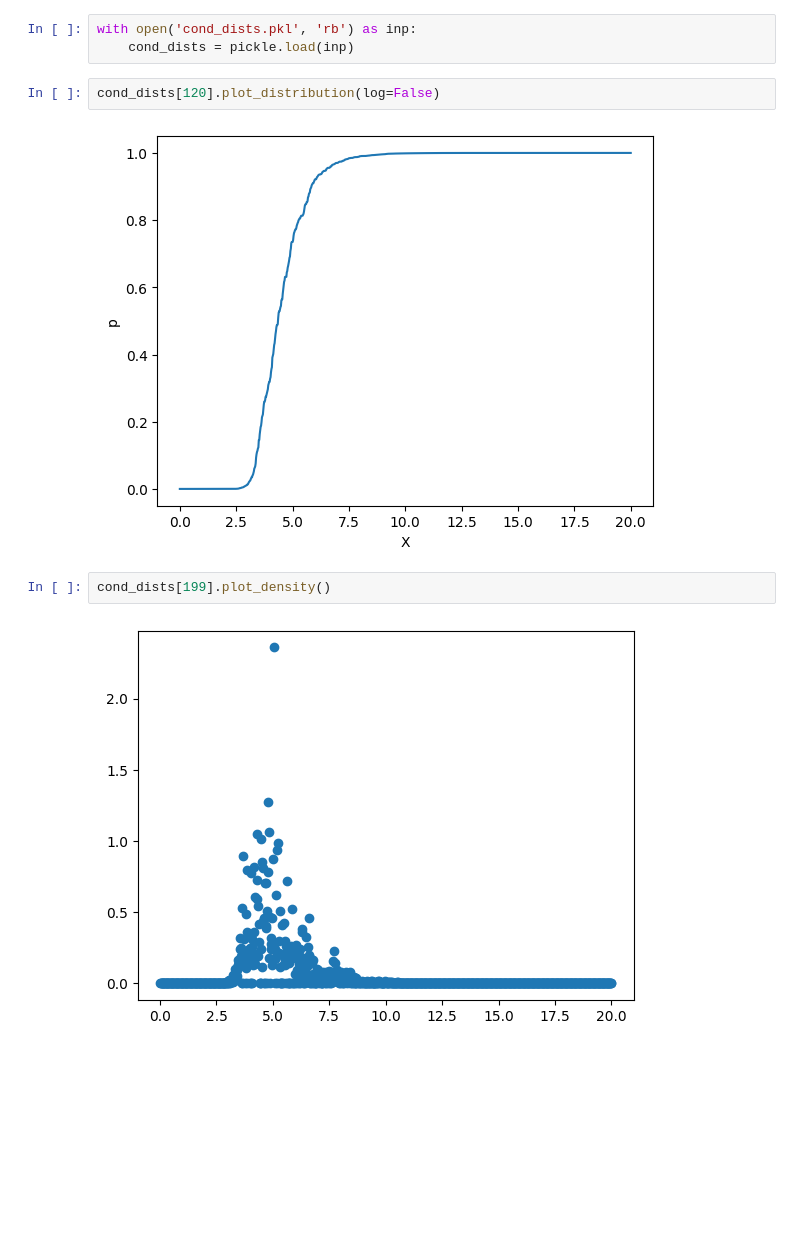
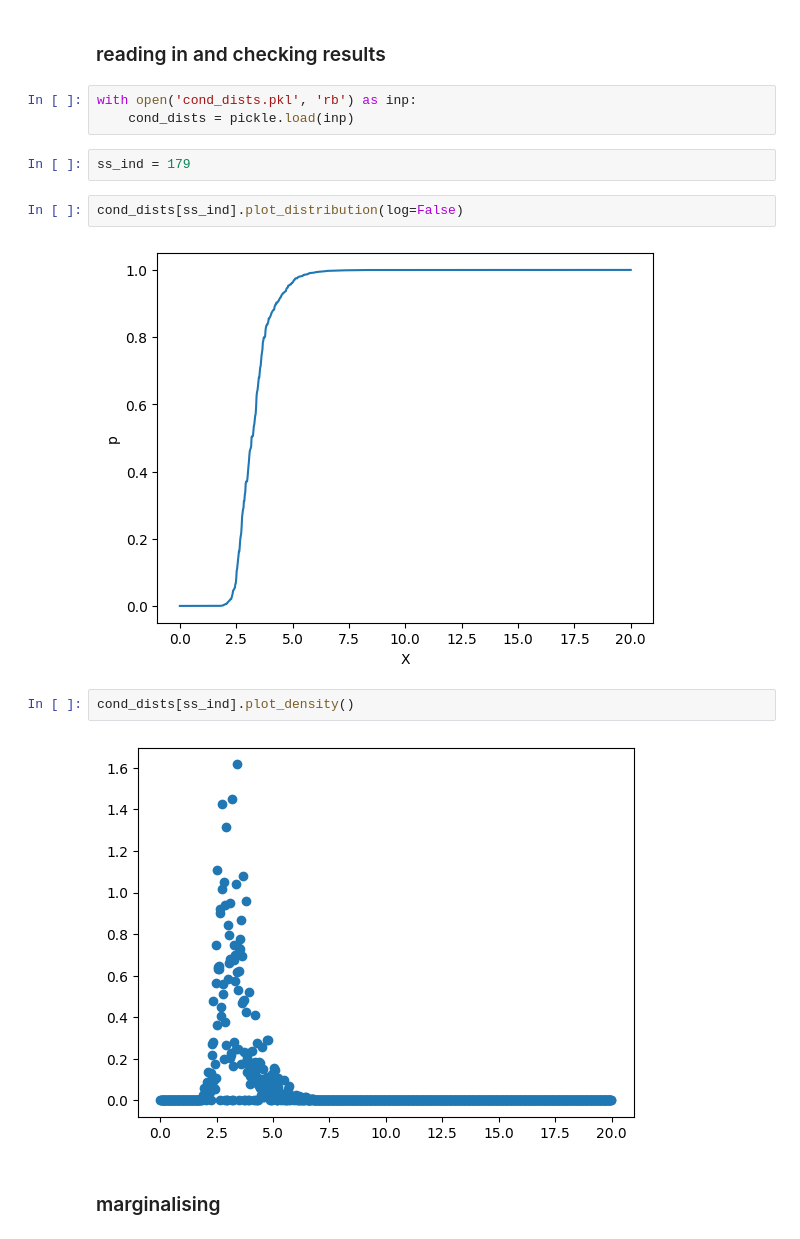
Before and after one commit to speers26/Linear-Waves-and-Base-Shear-Estimation-, a Jupyter notebook: scripts/dist_read.ipynb, the cells around one changed output. Cells and saved outputs as stored; diff of their text form; blank space fills up the shorter version.

```diff
--- a/scripts/dist_read.ipynb
+++ b/scripts/dist_read.ipynb
@@ -3,11 +6,17 @@ import pickle
+# %% [markdown]
+### reading in and checking results
 # %%
 with open('cond_dists.pkl', 'rb') as inp:
     cond_dists = pickle.load(inp)
+# %%
+ss_ind = 179
 # %%
-cond_dists[120].plot_distribution(log=False)
+cond_dists[ss_ind].plot_distribution(log=False)
 # %% [output]
-[figure, old version]
+[figure, new version]
 # %%
-cond_dists[199].plot_density()
+cond_dists[ss_ind].plot_density()
 # %% [output]
-[figure, old version]
+[figure, new version]
+# %% [markdown]
+### marginalising
```
Also changed, not shown: parts of 26 cells of this notebook, 1 other file.
